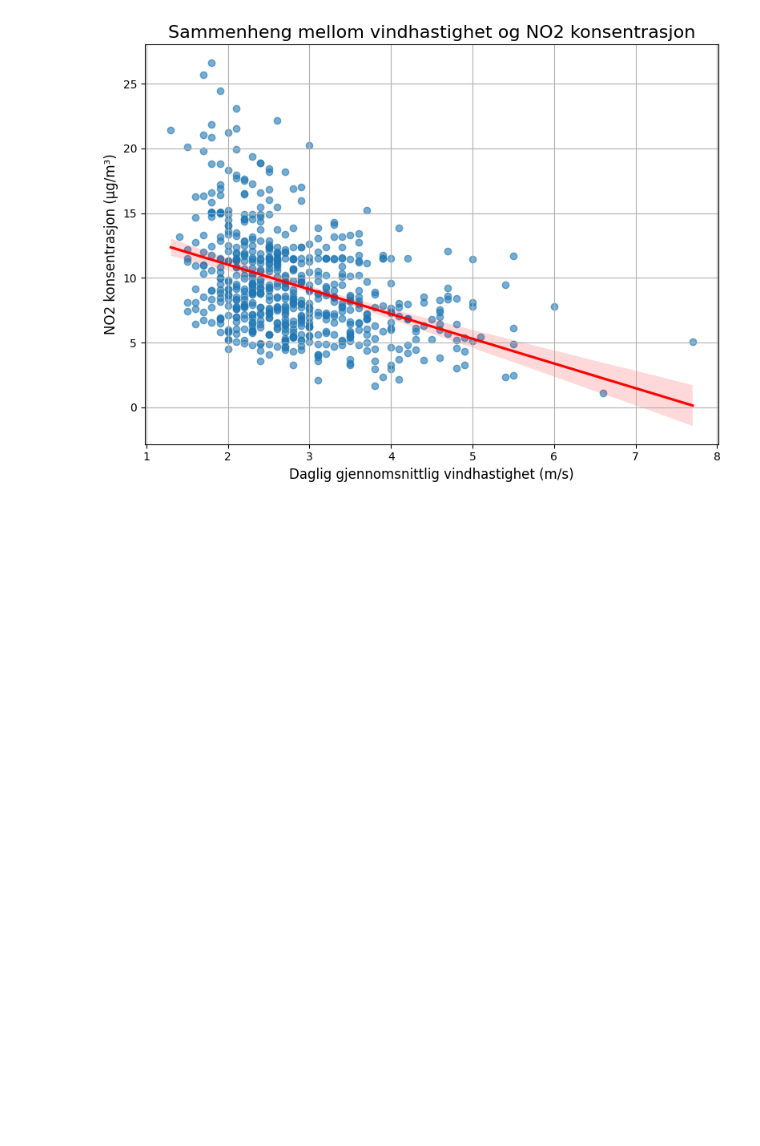
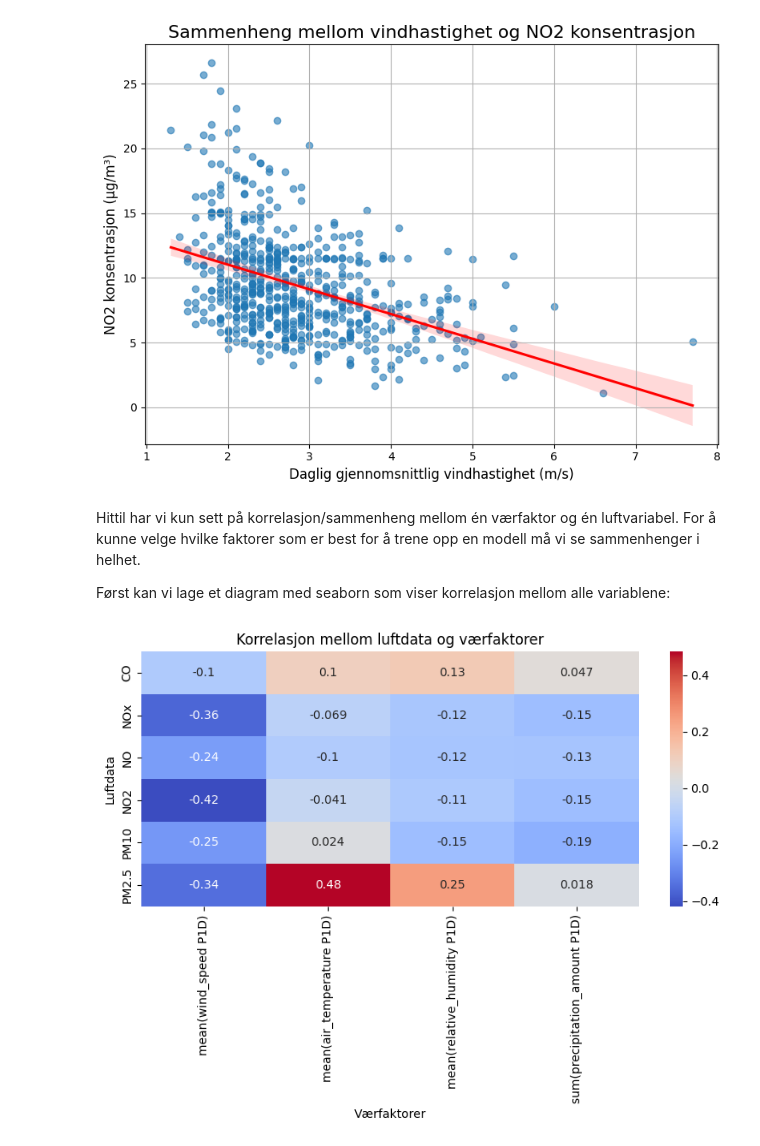
Before and after one commit to andre-hegre/Miljoeanalyse, a Jupyter notebook: proj_environment-main/notebooks/Visualisering+prediktiv analyse.ipynb, the cells around one changed output. Saved outputs shown, nothing was run; the diff lists cells and outputs as text; code cells hidden in the pictures; blank space fills up the shorter version.

```diff
--- a/proj_environment-main/notebooks/Visualisering+prediktiv analyse.ipynb
+++ b/proj_environment-main/notebooks/Visualisering+prediktiv analyse.ipynb
@@ -231,3 +231,27 @@ plt.tight_layout()
 plt.show()
 # %% [output]
 [figure]
+# %% [markdown]
+Hittil har vi kun sett på korrelasjon/sammenheng mellom én værfaktor og én luftvariabel. For å kunne velge hvilke faktorer som er best for å trene opp en modell må vi se sammenhenger i helhet.
+
+Først kan vi lage et diagram med seaborn som viser korrelasjon mellom alle variablene:
+# %%
+import seaborn as sns
+import matplotlib.pyplot as plt
+
+# Velger kolonner for værdata og luftdata for å sammenligne
+air_columns = ['CO', 'NOx', 'NO', 'NO2', 'PM10', 'PM2.5']  # Eksempel, bruk de som finnes i df1_data
+weather_columns = ['mean(wind_speed P1D)', 'mean(air_temperature P1D)', 'mean(relative_humidity P1D)', 'sum(precipitation_amount P1D)']  # Eksempel, bruk de som finnes i df2_data
+
+# Lager korrelasjonsmatrise mellom kolonnene
+corr = merged_df[air_columns + weather_columns].corr().loc[air_columns, weather_columns]
+
+plt.figure(figsize=(8, 6))
+sns.heatmap(corr, annot=True, cmap='coolwarm')
+plt.title('Korrelasjon mellom luftdata og værfaktorer')
+plt.xlabel('Værfaktorer')
+plt.ylabel('Luftdata')
+plt.tight_layout()
+plt.show()
+# %% [output]
+[figure, added]
```
Also changed, not shown: parts of 2 cells of this notebook.
